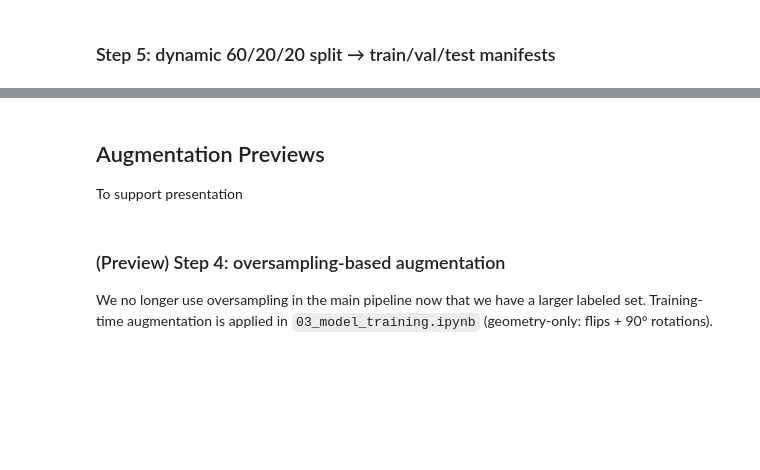
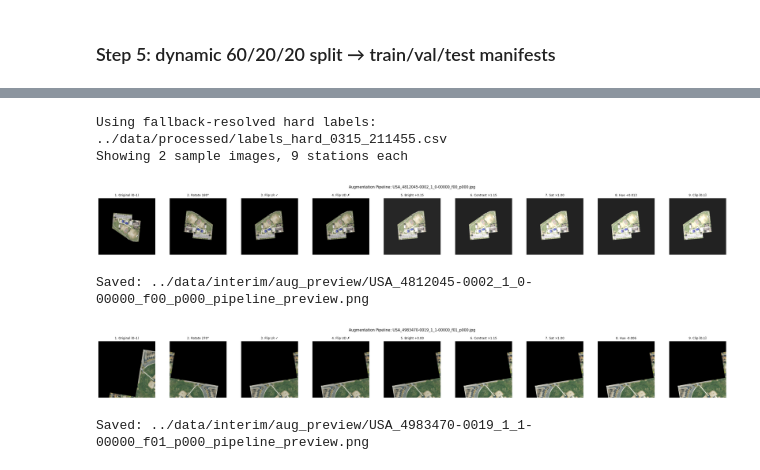
Before and after one commit to JunchenX0809/GreenSpace_CNN, a Jupyter notebook: notebooks/02_data_preprocessing.ipynb, the cells around one changed output, grey strips where cells are left out. Drawn from its saved outputs; the diff is of its cells as text; code cells hidden in the pictures; blank space fills up the shorter version.

```diff
--- a/notebooks/02_data_preprocessing.ipynb
+++ b/notebooks/02_data_preprocessing.ipynb
@@ -786,15 +925,16 @@ Saved text summary to /Users/starsrain/2025_codeProject/GreenSpace_CNN/monitorin
 # %%
-# Augmentation pipeline preview — station-by-station walkthrough.
-# Matches the mermaid chart in skills/0314_process_update.md and the
-# augment_train() function in notebooks/03_model_training.ipynb cell-2.
-#
 # Each strip shows one image progressing through all 9 stations cumulatively,
 # with the random parameter drawn at each station annotated in the title.
 
+import sys
 import numpy as np
 import tensorflow as tf
 import matplotlib.pyplot as plt
 from pathlib import Path
+
+# Ensure src/ is importable (same guard as cell-5)
+if str(PROJECT_ROOT) not in sys.path:
+    sys.path.insert(0, str(PROJECT_ROOT))
 
 from src.augmentation import AUG_PARAMS
 
@@ -888,38 +1028,37 @@ for sample_idx, img_path in enumerate(candidates):
     stages.append((f'6. Contrast ×{c_factor:.2f}', img.copy()))
 
     # Station 7: Saturation
     s_factor = float(rng.choice(SAT_FACTORS))
     img_t = tf.image.adjust_saturation(tf.constant(img, dtype=tf.float32), s_factor)
     img = img_t.numpy()
     stages.append((f'7. Sat ×{s_factor:.2f}', img.copy()))
 
     # Station 8: Hue
     h_delta = float(rng.uniform(-HUE_MAX_DELTA, HUE_MAX_DELTA))
     img_t = tf.image.adjust_hue(tf.constant(img, dtype=tf.float32), h_delta)
     img = img_t.numpy()
     stages.append((f'8. Hue {h_delta:+.3f}', img.copy()))
 
     # Station 9: Clip
     img = np.clip(img, 0.0, 1.0)
     stages.append(('9. Clip [0,1]', img.copy()))
 
     # Plot 1×9 strip
     fig, axes = plt.subplots(1, 9, figsize=(27, 3))
     for ax, (title, state) in zip(axes, stages):
         ax.imshow(np.clip(state, 0, 1))  # clip for display (pre-clip stages may exceed 0–1)
         ax.set_title(title, fontsize=9)
         ax.axis('off')
     fig.suptitle(f'Augmentation Pipeline: {img_path.name}', y=1.02, fontsize=11)
     plt.tight_layout()
     save_path = out_dir / f'{img_path.stem}_pipeline_preview.png'
     plt.savefig(save_path, dpi=150, bbox_inches='tight')
     plt.show()
     print(f'Saved: {save_path}')
+# %% [output]
+Using fallback-resolved hard labels: ../data/processed/labels_hard_0315_211455.csv
+Showing 2 sample images, 9 stations each
+[figure, added]
+Saved: ../data/interim/aug_preview/USA_4812045-0002_1_0-00000_f00_p000_pipeline_preview.png
+[figure, added]
+Saved: ../data/interim/aug_preview/USA_4983470-0019_1_1-00000_f01_p000_pipeline_preview.png
-# %% [markdown]
-## Augmentation Previews
-To support presentation
-# %% [markdown]
-### (Preview) Step 4: oversampling-based augmentation
-
-We no longer use oversampling in the main pipeline now that we have a larger labeled set.
-Training-time augmentation is applied in `03_model_training.ipynb` (geometry-only: flips + 90° rotations).
```
Also changed, not shown: parts of 9 cells of this notebook, 3 other files.
